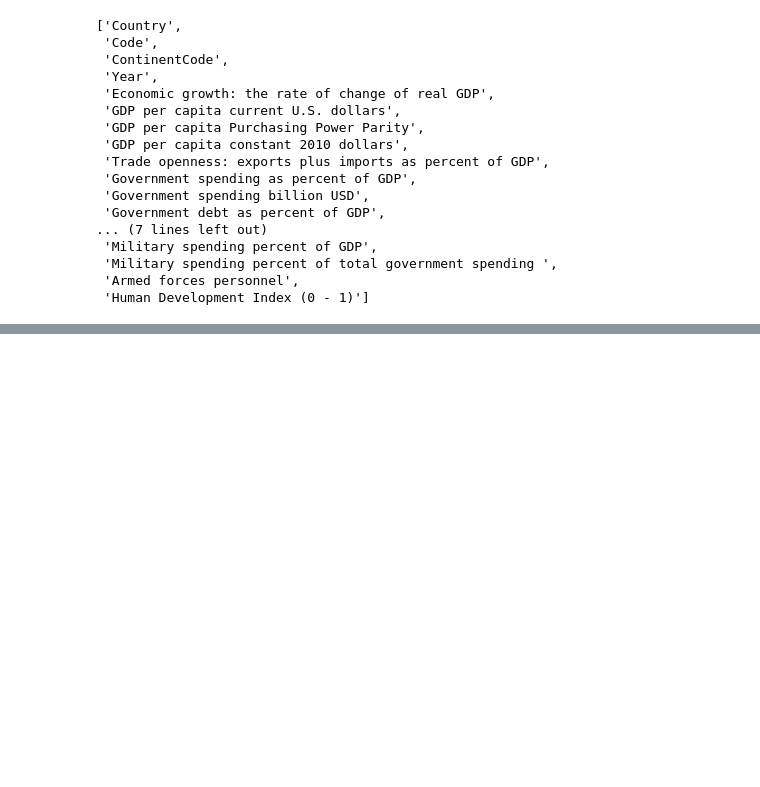
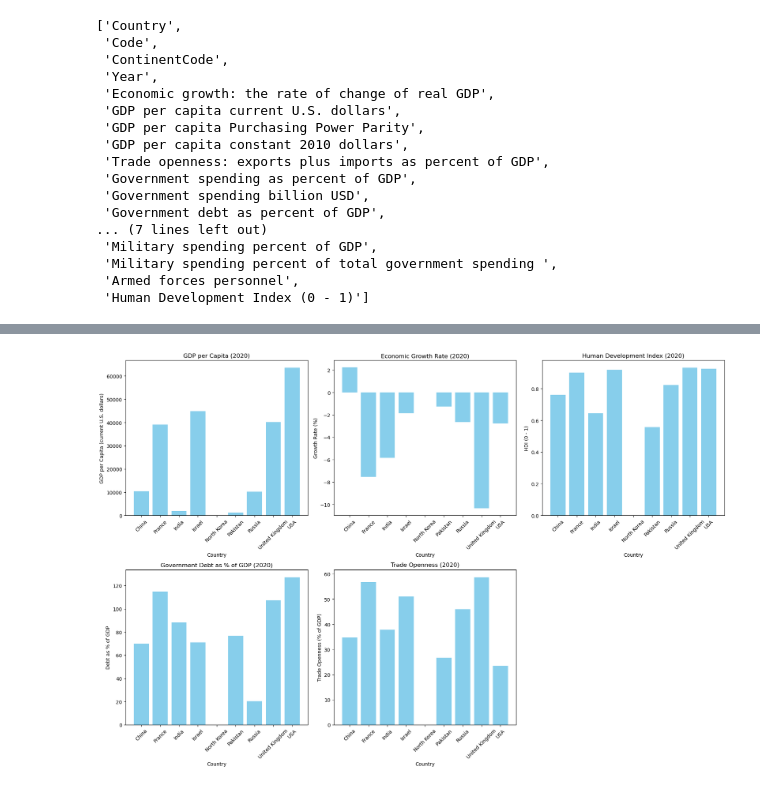
Before and after one commit to Blackbullbjj/eco_v_nukes, a Jupyter notebook: enviornment.ipynb, the cells around one changed output, grey strips where cells are left out. Saved outputs shown, nothing was run; the diff lists cells and outputs as text; code cells hidden in the pictures; blank space fills up the shorter version.

```diff
--- a/enviornment.ipynb
+++ b/enviornment.ipynb
@@ -195,0 +313,56 @@ fig.show()
+# %%
+# Filter the data for the recent year to provide a snapshot of current economic health
+recent_year = 2020
+economic_indicators = ['Country', 'Year', 'GDP per capita current U.S. dollars',
+                       'Economic growth: the rate of change of real GDP',
+                       'Human Development Index (0 - 1)',
+                       'Government debt as percent of GDP',
+                       'Trade openness: exports plus imports as percent of GDP']
+
+economic_health_data = mass_data[(mass_data['Country'].isin(selected_countries_corrected)) & (mass_data['Year'] == recent_year)][economic_indicators]
+
+# Plot comparative analysis for selected economic indicators
+fig, axes = plt.subplots(2, 3, figsize=(18, 12))
+
+# GDP per Capita
+axes[0, 0].bar(economic_health_data['Country'], economic_health_data['GDP per capita current U.S. dollars'], color='skyblue')
+axes[0, 0].set_title('GDP per Capita (2020)')
+axes[0, 0].set_xlabel('Country')
+axes[0, 0].set_ylabel('GDP per Capita (current U.S. dollars)')
+axes[0, 0].tick_params(axis='x', rotation=45)
+
+# Economic Growth Rate
+axes[0, 1].bar(economic_health_data['Country'], economic_health_data['Economic growth: the rate of change of real GDP'], color='skyblue')
+axes[0, 1].set_title('Economic Growth Rate (2020)')
+axes[0, 1].set_xlabel('Country')
+axes[0, 1].set_ylabel('Growth Rate (%)')
+axes[0, 1].tick_params(axis='x', rotation=45)
+
+# Human Development Index (HDI)
+axes[0, 2].bar(economic_health_data['Country'], economic_health_data['Human Development Index (0 - 1)'], color='skyblue')
+axes[0, 2].set_title('Human Development Index (2020)')
+axes[0, 2].set_xlabel('Country')
+axes[0, 2].set_ylabel('HDI (0 - 1)')
+axes[0, 2].tick_params(axis='x', rotation=45)
+
+# Government Debt as Percent of GDP
+axes[1, 0].bar(economic_health_data['Country'], economic_health_data['Government debt as percent of GDP'], color='skyblue')
+axes[1, 0].set_title('Government Debt as % of GDP (2020)')
+axes[1, 0].set_xlabel('Country')
+axes[1, 0].set_ylabel('Debt as % of GDP')
+axes[1, 0].tick_params(axis='x', rotation=45)
+
+# Trade Openness
+axes[1, 1].bar(economic_health_data['Country'], economic_health_data['Trade openness: exports plus imports as percent of GDP'], color='skyblue')
+axes[1, 1].set_title('Trade Openness (2020)')
+axes[1, 1].set_xlabel('Country')
+axes[1, 1].set_ylabel('Trade Openness (% of GDP)')
+axes[1, 1].tick_params(axis='x', rotation=45)
+
+# Hide the unused subplot
+axes[1, 2].axis('off')
+
+plt.tight_layout()
+plt.show()
+# %% [output]
+[figure, added]
```
Also changed, not shown: parts of 11 cells of this notebook, 4 other files.
